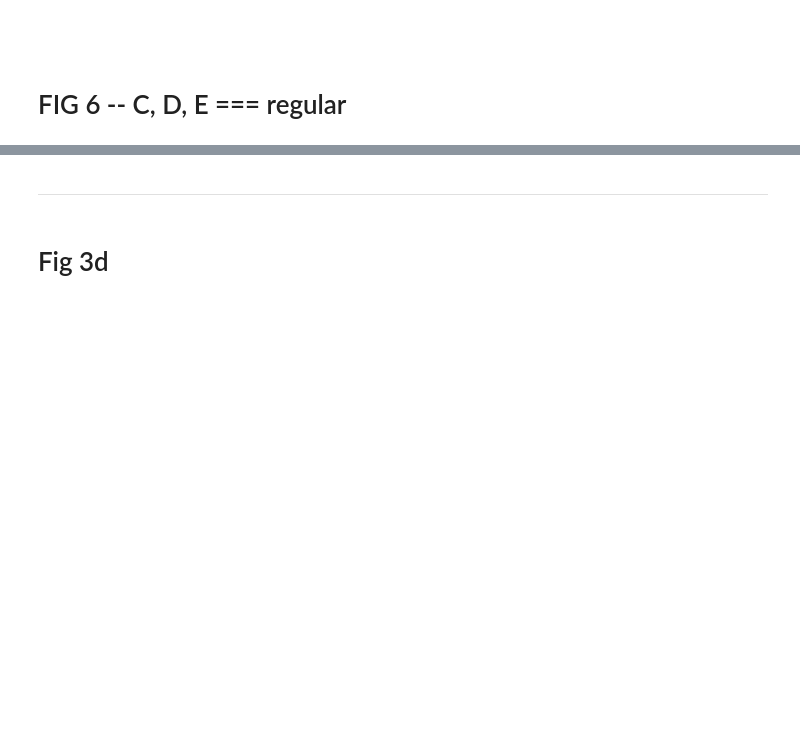
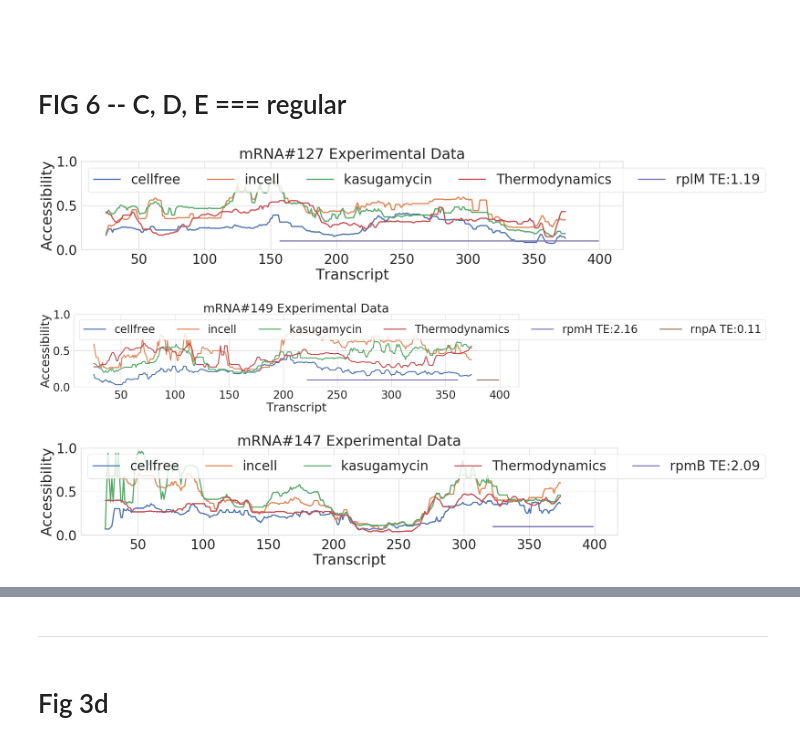
Before and after one commit to BackofenLab/ShaKer, a Jupyter notebook: notebooks/06_50seq_accessibility.ipynb, the cells around one changed output, grey strips where cells are left out. Drawn from its saved outputs; the diff is of its cells as text; code cells hidden in the pictures; blank space fills up the shorter version.

```diff
--- a/notebooks/06_50seq_accessibility.ipynb
+++ b/notebooks/06_50seq_accessibility.ipynb
@@ -63,3 +67,6 @@ def window(stuff,wdsize=50):
     shift = wdsize/2
     windowed = [ np.median(np.array( [z for z in stuff[i:i+wdsize] if z != None] )) for i in range(0, len(stuff)-wdsize)  ]
     return np.hstack([[np.nan]*shift,windowed])  # add padding
+# %%
+for k in data[0]:
+    print k, len(data[0][k][1])
@@ -73,12 +98,24 @@ def plf(seq,reactivity=None):
 
 TE = pandas.read_csv("../data/weeks194_orig/translationefficiency.csv")
 TE = dict(zip(TE["Gene"],TE["Translation efficiency (AU)"]))
+
 def makedf(predictions,seq,script):
     names, genes = nb.get_genetrack_multigene(script,data[0],asd, drawindex=(0,len(seq)))
     names = [name[6:]+" TE:"+str(TE.get(name[6:],"not in the list")) for name in names]
     return pandas.DataFrame( [ window(plf(seq,p)) for p in predictions]+[window(plf(seq))]+genes,
                             index=types+["Thermodynamics"]+names)
 
+def makedf_nofold(predictions,seq,script):
+    names, genes = nb.get_genetrack_multigene(script,data[0],asd, drawindex=(0,len(seq)))
+    names = [name[6:]+" TE:"+str(TE.get(name[6:],"not in the list")) for name in names]
+    return pandas.DataFrame( [ window(p) for p in predictions]+[window(plf(seq))]+genes,
+                            index=types+["Thermodynamics"]+names)
+def makeplot_nofold(shapedata,seq,script, title = "title"):
+    d,g = draw(makedf_nofold(shapedata,seq,script),title=title,ylabel="Accessibility",piclength=24,legend=False)
+    plt.legend(labels=d.index,
+               loc=2,
+               ncol=6,
+               borderaxespad=.5)
 
 def makeplot(shapedata,seq,script, title = "title"):
     d,g = draw(makedf(shapedata,seq,script),title=title,ylabel="Accessibility",piclength=24,legend=False)
@@ -87,7 +124,7 @@ def makeplot(shapedata,seq,script, title = "title"):
                ncol=6,
                borderaxespad=.5)
 
-def makeplot(shapedata,seq,script, title = "title"): # papaer beautyful
+def makeplot(shapedata,seq,script, title = "title"): # papaer beautyful, script is the transcript name
     d,g = draw(makedf(shapedata,seq,script),title=title,ylabel="Accessibility",piclength=24,legend=False)
 
     plt.legend(labels=["Cellfree","Incell","Kasugamycin"]+list(d.index[3:]),
@@ -377,4 +414,18 @@ for k in keys_predict:
     makeplot(predictions,sequence,k,"mRNA#%s Shaker Prediction" % idd)
 # %% [markdown]
 # FIG 6 -- C, D, E   === regular
+# %%
+
+for k in keys_predict:
+    sequence = data[0][k][1][:400]
+    #predictions = [ss.predict(mod, sequence) for mod in models]
+    papr_data = [data[a][k][0][:len(sequence)] for a in range(3)]
+    idd= k.split("_")[-1]
+    makeplot_nofold(papr_data,sequence,k, "mRNA#%s Experimental Data" % idd)
+    #makeplot(predictions,sequence,k,"mRNA#%s Shaker Prediction" % idd)
+    #makeplot(papr_data,sequence,k, "mRNA#%s Experimental Data" % idd)
+# %% [output]
+[figure, added]
+[figure, added]
+[figure, added]
 # %%
```
Also changed, not shown: parts of 4 cells of this notebook, 1 other file.
